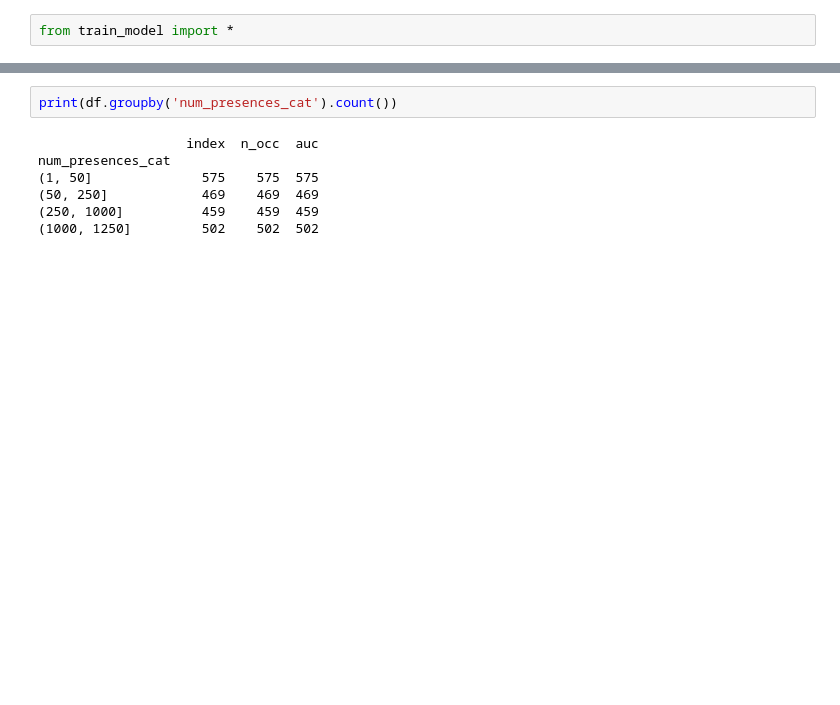
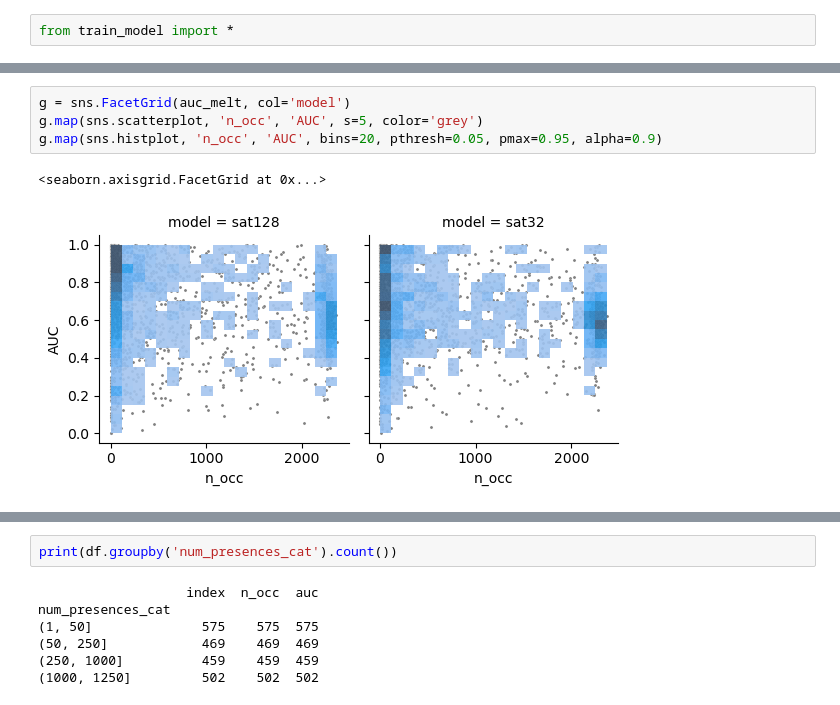
Before and after one commit to ninavantiel/multi_scale_SDMs, a Jupyter notebook: model_evaluation.ipynb, the cells around one changed output, grey strips where cells are left out. Drawn from its saved outputs; the diff is of its cells as text; blank space fills up the shorter version.

```diff
--- a/model_evaluation.ipynb
+++ b/model_evaluation.ipynb
@@ -2,0 +80,7 @@ from train_model import *
+# %%
+g = sns.FacetGrid(auc_melt, col='model')
+g.map(sns.scatterplot, 'n_occ', 'AUC', s=5, color='grey')
+g.map(sns.histplot, 'n_occ', 'AUC', bins=20, pthresh=0.05, pmax=0.95, alpha=0.9)
+# %% [output]
+<seaborn.axisgrid.FacetGrid at 0x...>
+[figure, added]
```
Also changed, not shown: parts of 29 cells of this notebook, 6 other files.
